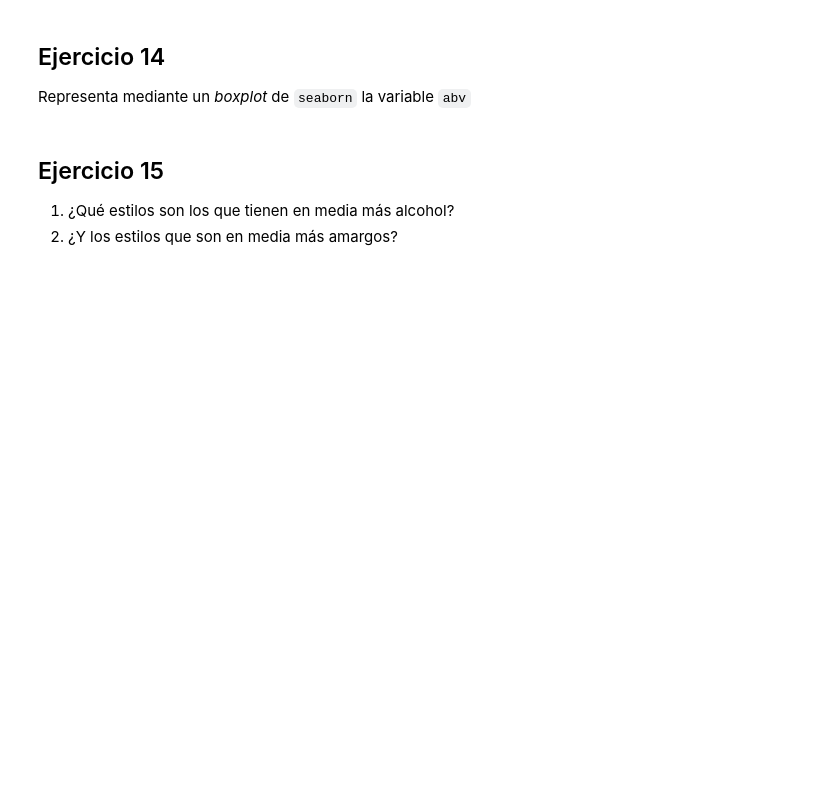
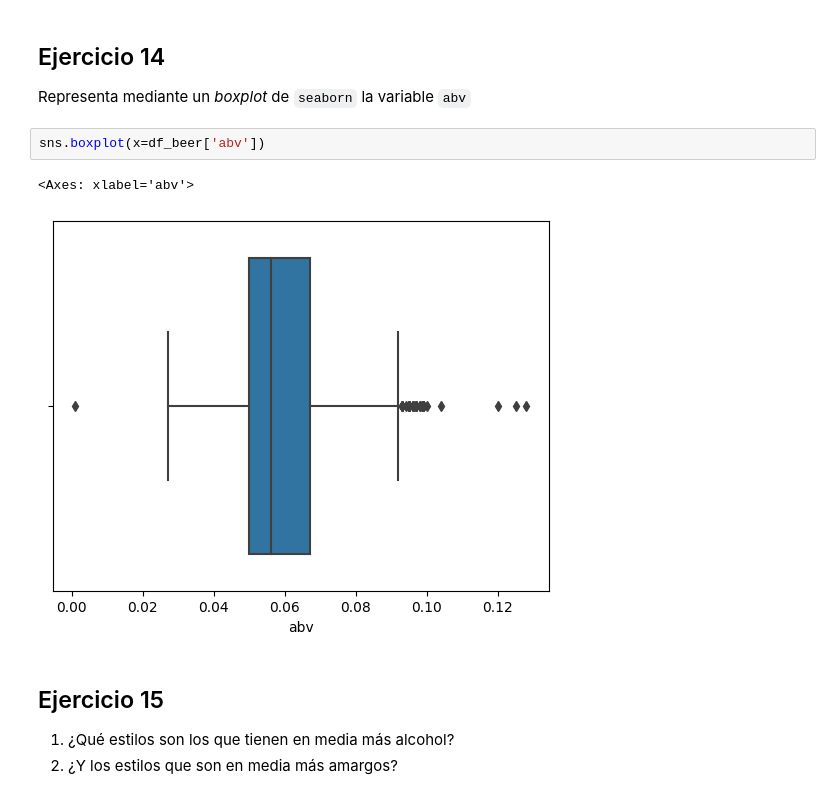
Before and after one commit to MNievas12/2409_dsft_thebridge, a Jupyter notebook: 2-Data_analysis/2-Pandas/Practica/6-Beers/birras_repaso.ipynb, the cells around one changed output. Saved outputs shown, nothing was run; the diff lists cells and outputs as text; blank space fills up the shorter version.

```diff
--- a/2-Data_analysis/2-Pandas/Practica/6-Beers/birras_repaso.ipynb
+++ b/2-Data_analysis/2-Pandas/Practica/6-Beers/birras_repaso.ipynb
@@ -54,6 +697,11 @@ Representa el nivel de alcohol (columna `abv`) en un histograma. ¿Se trata de u
 # %% [markdown]
 ## Ejercicio 14
 Representa mediante un *boxplot* de `seaborn` la variable `abv`
+# %%
+sns.boxplot(x=df_beer['abv'])
+# %% [output]
+<Axes: xlabel='abv'>
+[figure, added]
 # %% [markdown]
 ## Ejercicio 15
 1. ¿Qué estilos son los que tienen en media más alcohol?
```
Also changed, not shown: parts of 111 cells of this notebook.
